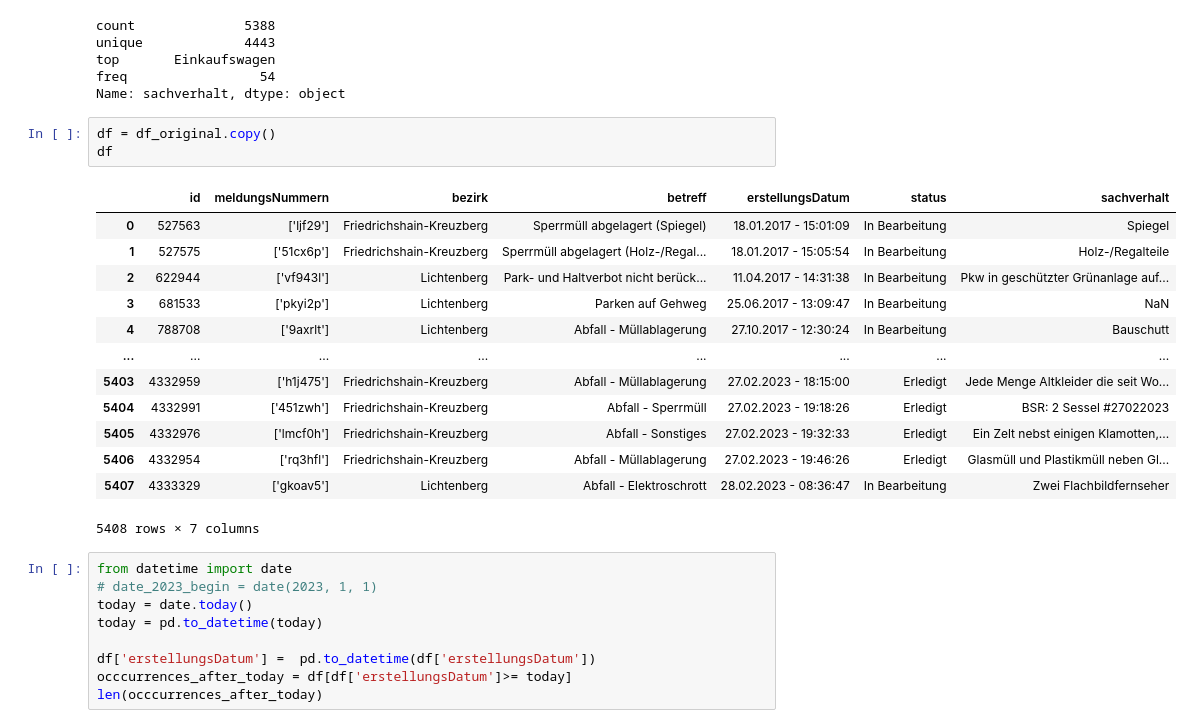
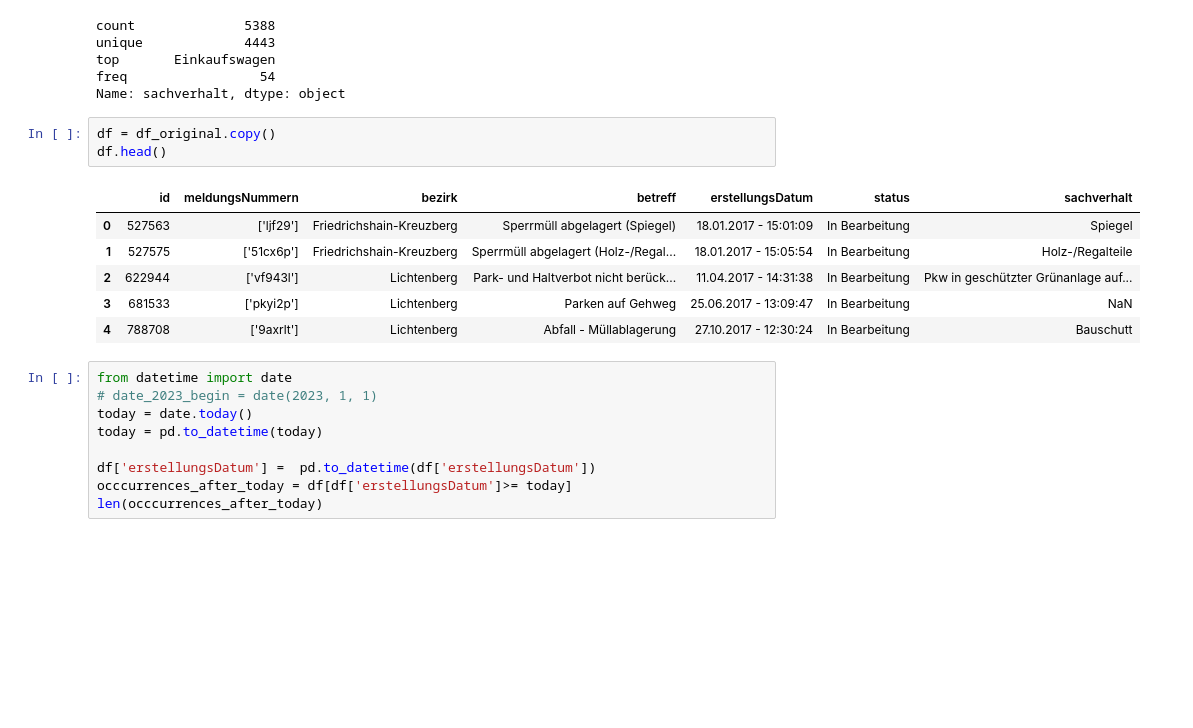
Before and after one commit to TechLabs-Berlin/wt23-geofree, a Jupyter notebook: data_project/visualization_OrdnungsamtData.ipynb, the cells around one changed output. Cells and saved outputs as stored; diff of their text form; blank space fills up the shorter version.

```diff
--- a/data_project/visualization_OrdnungsamtData.ipynb
+++ b/data_project/visualization_OrdnungsamtData.ipynb
@@ -125,21 +125,14 @@ freq                 54
 Name: sachverhalt, dtype: object
 # %%
 df = df_original.copy()
-df
+df.head()
 # %% [output]
 |  | id | meldungsNummern | bezirk | betreff | erstellungsDatum | status | sachverhalt |
 | 0 | 527563 | ['ljf29'] | Friedrichshain-Kreuzberg | Sperrmüll abgelagert (Spiegel) | 18.01.2017 - 15:01:09 | In Bearbeitung | Spiegel |
 | 1 | 527575 | ['51cx6p'] | Friedrichshain-Kreuzberg | Sperrmüll abgelagert (Holz-/Regal... | 18.01.2017 - 15:05:54 | In Bearbeitung | Holz-/Regalteile |
 | 2 | 622944 | ['vf943l'] | Lichtenberg | Park- und Haltverbot nicht berück... | 11.04.2017 - 14:31:38 | In Bearbeitung | Pkw in geschützter Grünanlage auf... |
 | 3 | 681533 | ['pkyi2p'] | Lichtenberg | Parken auf Gehweg | 25.06.2017 - 13:09:47 | In Bearbeitung | NaN |
 | 4 | 788708 | ['9axrlt'] | Lichtenberg | Abfall - Müllablagerung | 27.10.2017 - 12:30:24 | In Bearbeitung | Bauschutt |
-| ... | ... | ... | ... | ... | ... | ... | ... |
-| 5403 | 4332959 | ['h1j475'] | Friedrichshain-Kreuzberg | Abfall - Müllablagerung | 27.02.2023 - 18:15:00 | Erledigt | Jede Menge Altkleider die seit Wo... |
-| 5404 | 4332991 | ['451zwh'] | Friedrichshain-Kreuzberg | Abfall - Sperrmüll | 27.02.2023 - 19:18:26 | Erledigt | BSR: 2 Sessel #27022023 |
-| 5405 | 4332976 | ['lmcf0h'] | Friedrichshain-Kreuzberg | Abfall - Sonstiges | 27.02.2023 - 19:32:33 | Erledigt | Ein Zelt nebst einigen Klamotten,... |
-| 5406 | 4332954 | ['rq3hfl'] | Friedrichshain-Kreuzberg | Abfall - Müllablagerung | 27.02.2023 - 19:46:26 | Erledigt | Glasmüll und Plastikmüll neben Gl... |
-| 5407 | 4333329 | ['gkoav5'] | Lichtenberg | Abfall - Elektroschrott | 28.02.2023 - 08:36:47 | In Bearbeitung | Zwei Flachbildfernseher |
-5408 rows × 7 columns
 # %%
 from datetime import date
 # date_2023_begin = date(2023, 1, 1)
```
Also changed, not shown: parts of 3 cells of this notebook, 4 other files.
